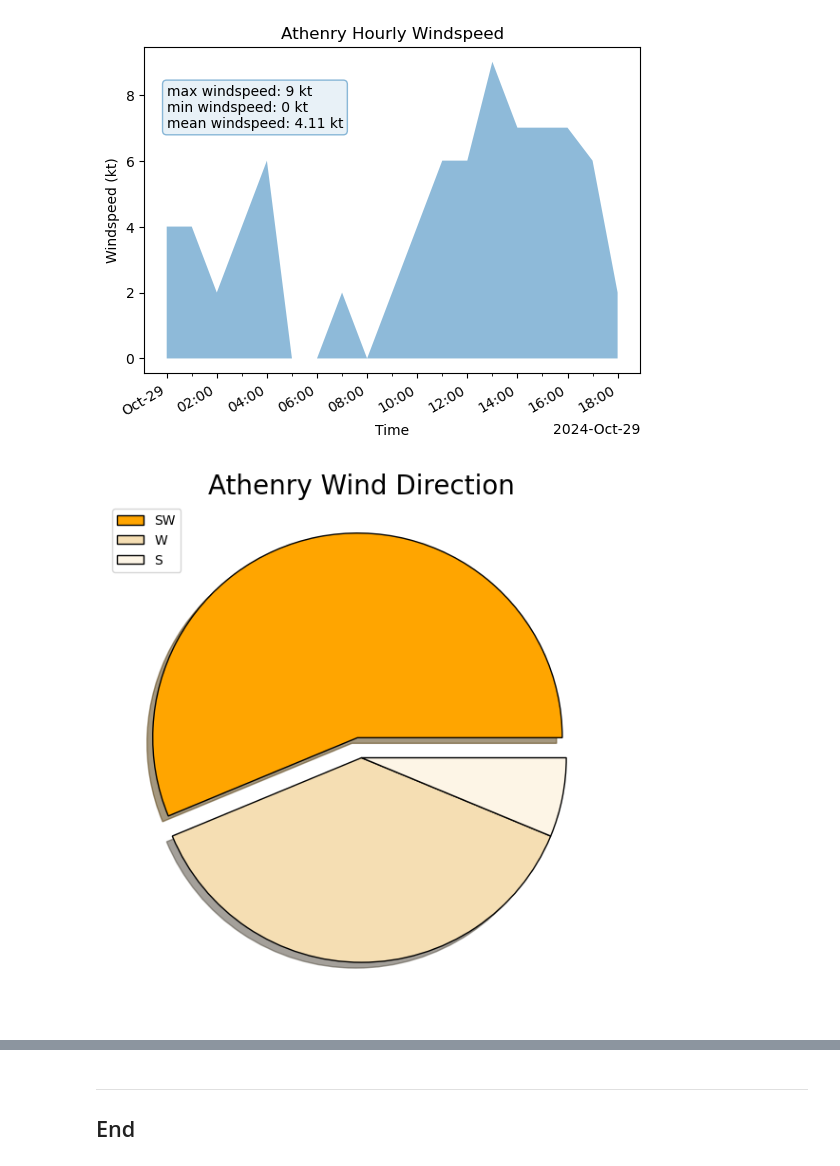
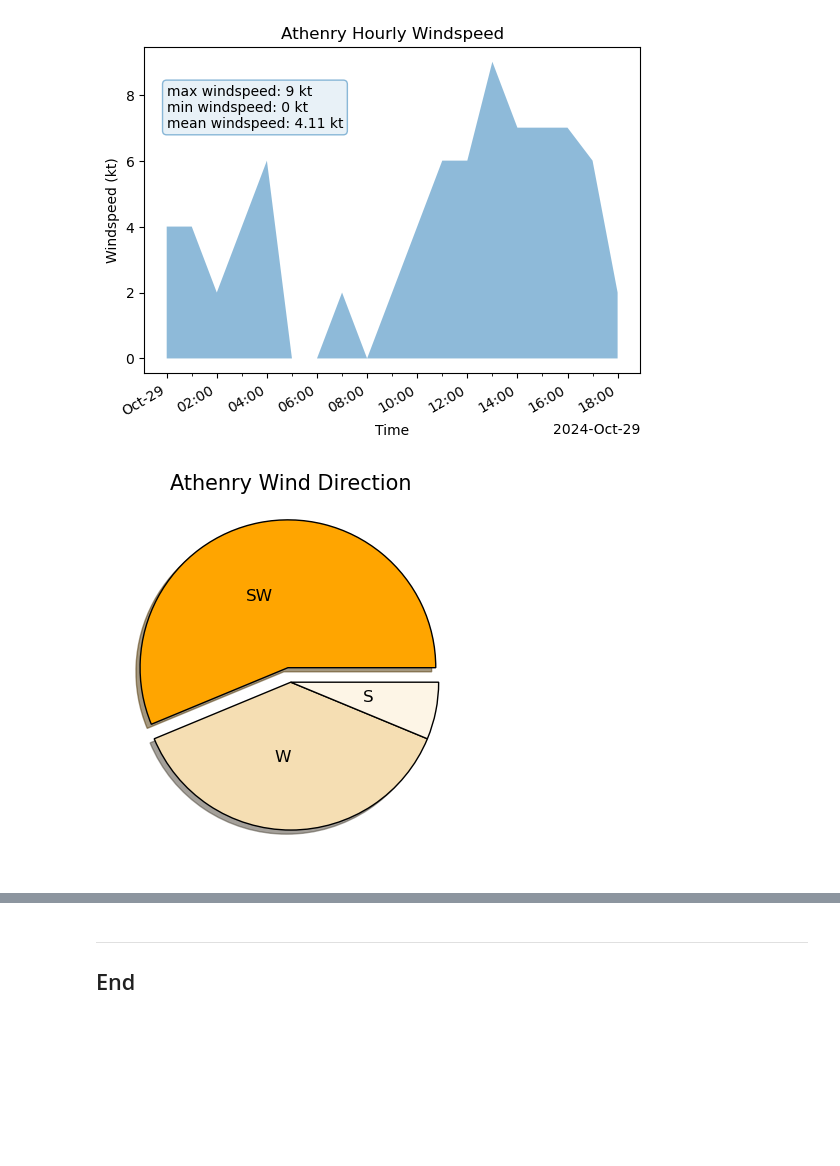
Before and after one commit to eoghanpw/comp_infra-assessment, a Jupyter notebook: weather.ipynb, the cells around one changed output, grey strips where cells are left out. Cells and saved outputs as stored; diff of their text form; code cells hidden in the pictures; blank space fills up the shorter version.

```diff
--- a/weather.ipynb
+++ b/weather.ipynb
@@ -348,18 +363,18 @@ plt.show()
 [figure]
 # %%
 # Let's plot the wind direction on a pie chart.
-fig, ax = plt.subplots(figsize=(7, 7))
+fig, ax = plt.subplots()
 
 wind_direction = df["cardinalWindDirection"].value_counts()
 labels = wind_direction.index
 colours = ("orange", "wheat", "oldlace")
 
 ax.pie(wind_direction, shadow=True, explode=(0.1, 0, 0),
-       colors=colours, wedgeprops={"edgecolor":"k"})
+       colors=colours, labels=labels, labeldistance=0.5,
+       wedgeprops={"edgecolor": "k"}, textprops={"fontsize": 12})
 
-ax.set_title("Athenry Wind Direction", fontsize=20)
-ax.legend(loc="upper left", labels=labels)
+ax.set_title("Athenry Wind Direction", fontsize=15)
 
 plt.show()
 # %% [output]
-[figure, old version]
+[figure, new version]
```
Also changed, not shown: parts of 4 cells of this notebook, 1 other file.
